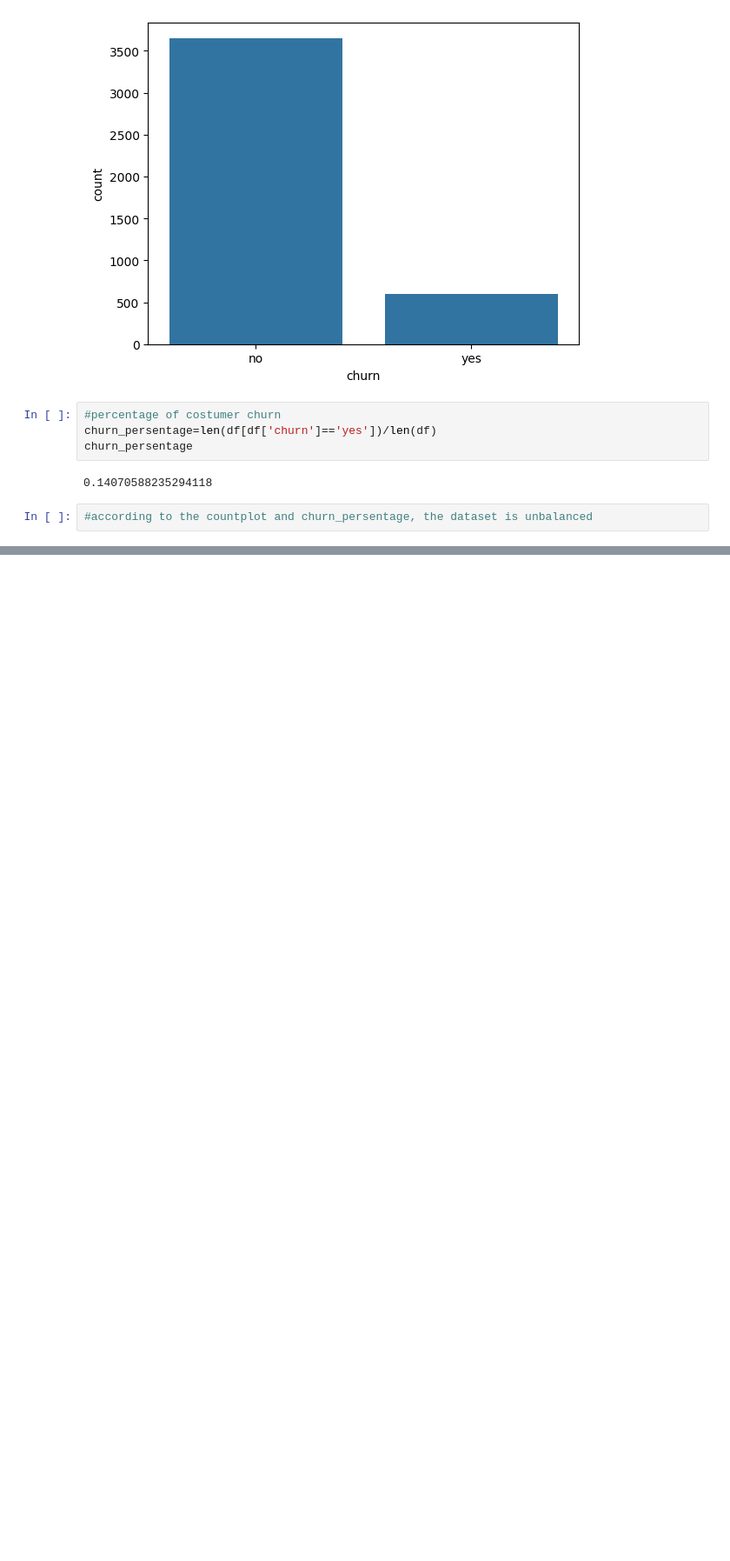
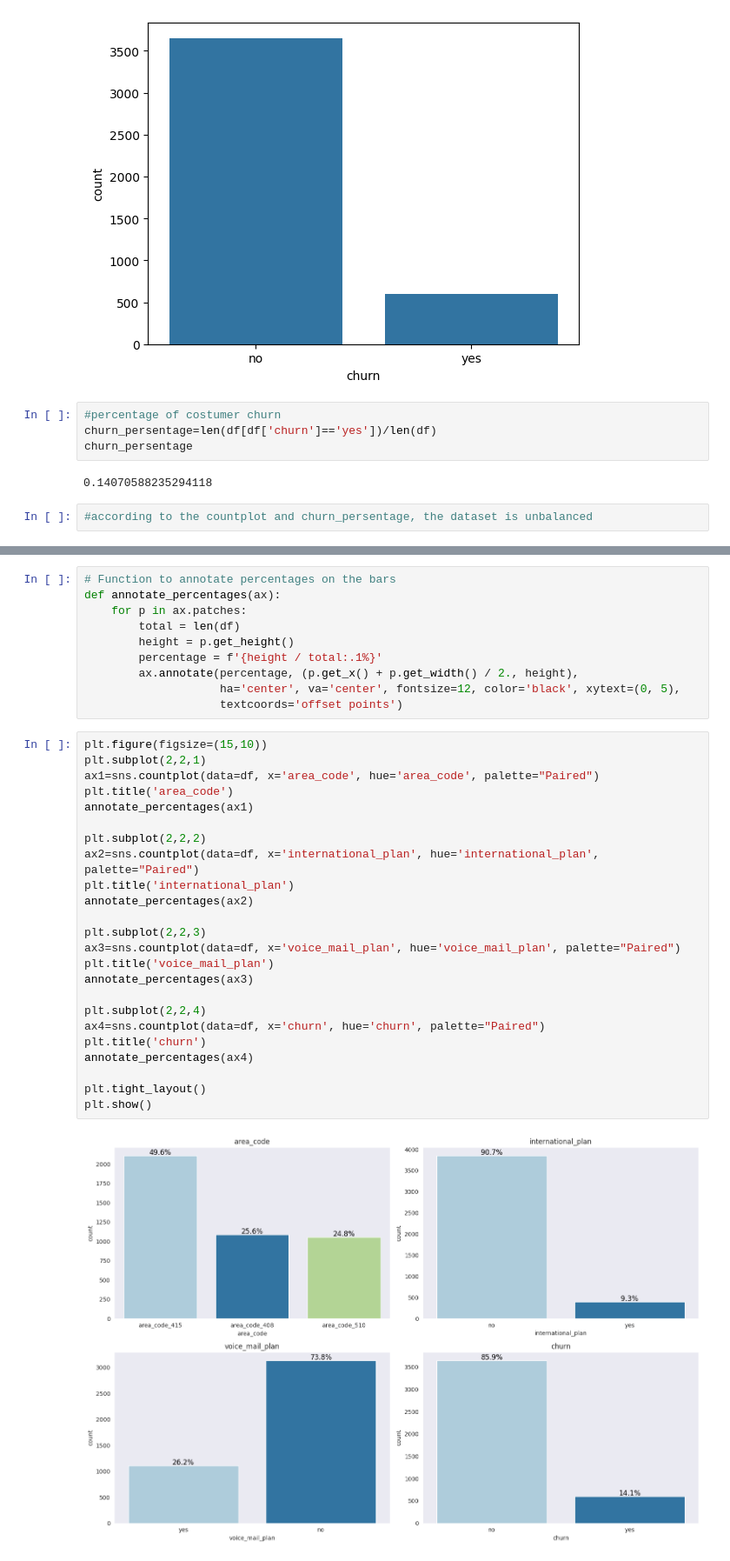
Before and after one commit to Afsoon-Ghazanfari/Customer_Churn_Prediction, a Jupyter notebook: Customer_Churn_Prediction.ipynb, the cells around one changed output, grey strips where cells are left out. Shown: that part at 87% size. Cells and saved outputs as stored; diff of their text form; blank space fills up the shorter version.

```diff
--- a/Customer_Churn_Prediction.ipynb
+++ b/Customer_Churn_Prediction.ipynb
@@ -95,0 +137,36 @@ churn_persentage
+# %%
+# Function to annotate percentages on the bars
+def annotate_percentages(ax):
+    for p in ax.patches:
+        total = len(df)
+        height = p.get_height()
+        percentage = f'{height / total:.1%}'
+        ax.annotate(percentage, (p.get_x() + p.get_width() / 2., height),
+                    ha='center', va='center', fontsize=12, color='black', xytext=(0, 5),
+                    textcoords='offset points')
+# %%
+plt.figure(figsize=(15,10))
+plt.subplot(2,2,1)
+ax1=sns.countplot(data=df, x='area_code', hue='area_code', palette="Paired")
+plt.title('area_code')
+annotate_percentages(ax1)
+
+plt.subplot(2,2,2)
+ax2=sns.countplot(data=df, x='international_plan', hue='international_plan', palette="Paired")
+plt.title('international_plan')
+annotate_percentages(ax2)
+
+plt.subplot(2,2,3)
+ax3=sns.countplot(data=df, x='voice_mail_plan', hue='voice_mail_plan', palette="Paired")
+plt.title('voice_mail_plan')
+annotate_percentages(ax3)
+
+plt.subplot(2,2,4)
+ax4=sns.countplot(data=df, x='churn', hue='churn', palette="Paired")
+plt.title('churn')
+annotate_percentages(ax4)
+
+plt.tight_layout()
+plt.show()
+# %% [output]
+[figure, added]
```
Also changed, not shown: parts of 13 cells of this notebook.
